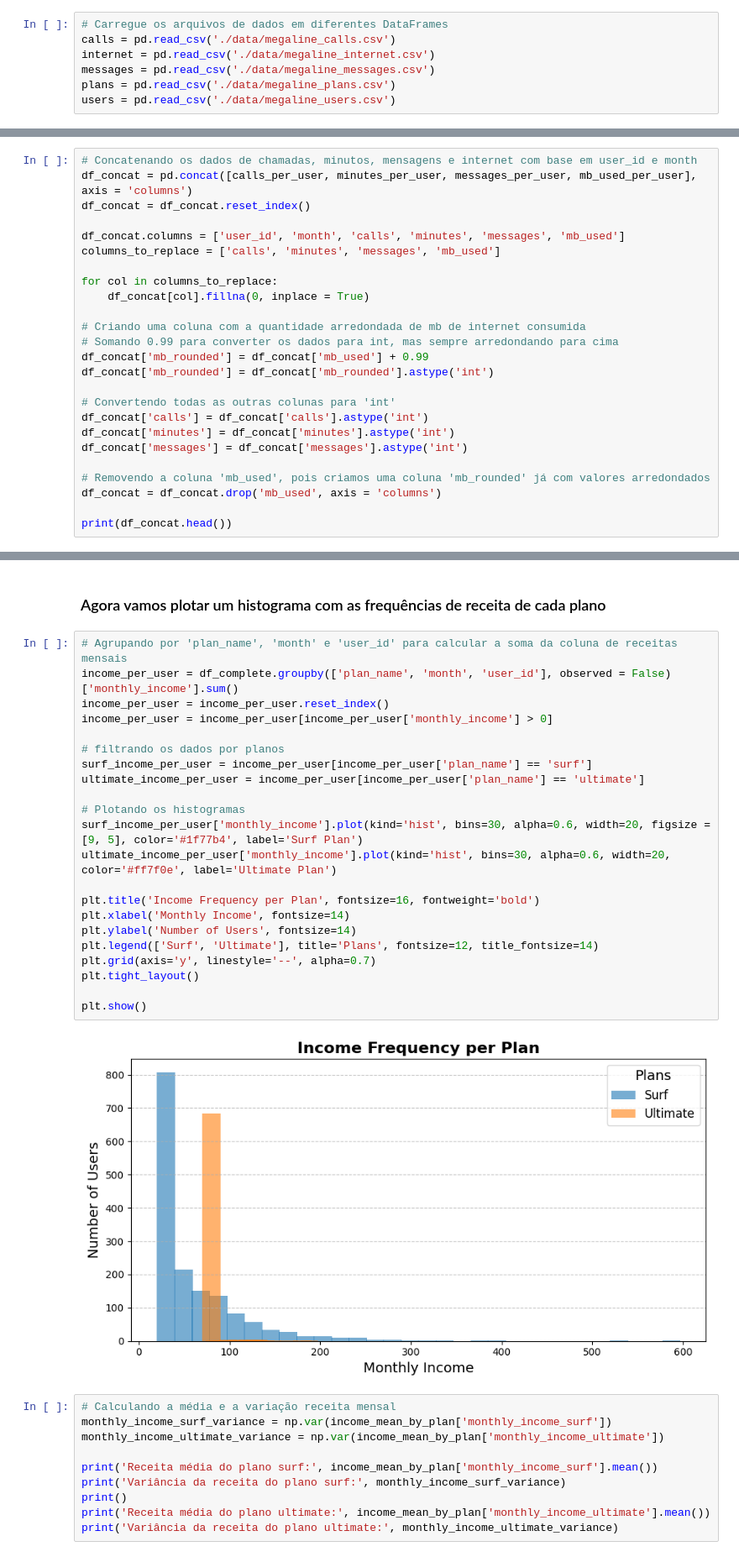
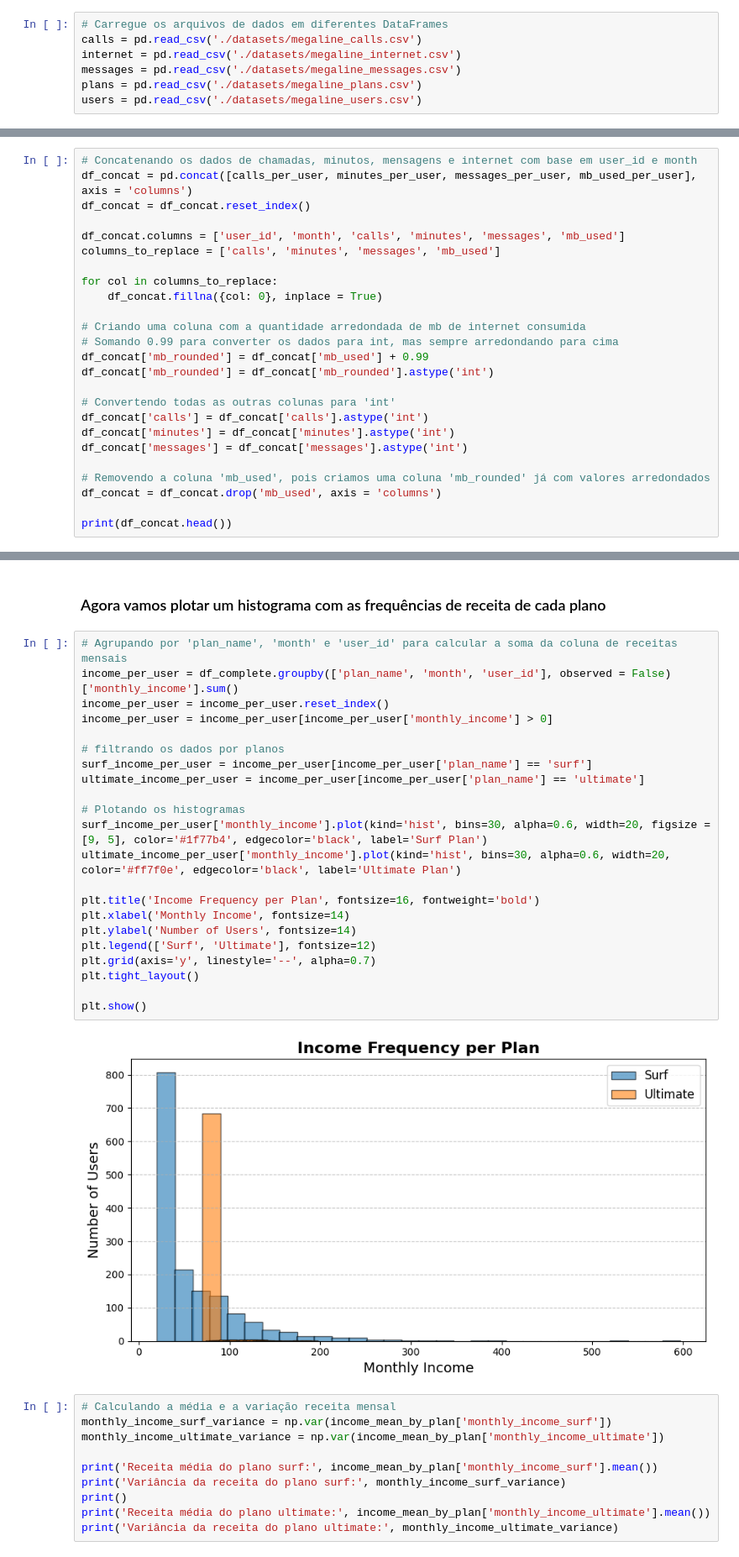
Before and after one commit to Rosental14/Megaline_0, a Jupyter notebook: projeto_megaline_0.ipynb, the cells around one changed output, grey strips where cells are left out. Shown: that part at 84% size. Drawn from its saved outputs; the diff is of its cells as text.

```diff
--- a/projeto_megaline_0.ipynb
+++ b/projeto_megaline_0.ipynb
@@ -37,11 +37,11 @@ from matplotlib import pyplot as plt
 Os dados deste projeto estão divididos em várias tabelas (calls, internet, messages, plans e users). Exploraremos cada uma delas para obter uma compreensão inicial dos dados e faremos correções em cada tabela, se necessário.
 # %%
 # Carregue os arquivos de dados em diferentes DataFrames
-calls = pd.read_csv('./data/megaline_calls.csv')
-internet = pd.read_csv('./data/megaline_internet.csv')
-messages = pd.read_csv('./data/megaline_messages.csv')
-plans = pd.read_csv('./data/megaline_plans.csv')
-users = pd.read_csv('./data/megaline_users.csv')
+calls = pd.read_csv('./datasets/megaline_calls.csv')
+internet = pd.read_csv('./datasets/megaline_internet.csv')
+messages = pd.read_csv('./datasets/megaline_messages.csv')
+plans = pd.read_csv('./datasets/megaline_plans.csv')
+users = pd.read_csv('./datasets/megaline_users.csv')
 # %% [markdown]
 ### Tabela Planos
 # %%
@@ -452,7 +452,7 @@ df_concat.columns = ['user_id', 'month', 'calls', 'minutes', 'messages', 'mb_use
 columns_to_replace = ['calls', 'minutes', 'messages', 'mb_used']
 
 for col in columns_to_replace:
-    df_concat[col].fillna(0, inplace = True)
+    df_concat.fillna({col: 0}, inplace = True)
 
 # Criando uma coluna com a quantidade arredondada de mb de internet consumida
 # Somando 0.99 para converter os dados para int, mas sempre arredondando para cima
@@ -863,27 +873,27 @@ plt.show()
 # %%
 # Agrupando por 'plan_name', 'month' e 'user_id' para calcular a soma da coluna de receitas mensais
 income_per_user = df_complete.groupby(['plan_name', 'month', 'user_id'], observed = False)['monthly_income'].sum()
 income_per_user = income_per_user.reset_index()
 income_per_user = income_per_user[income_per_user['monthly_income'] > 0]
 
 # filtrando os dados por planos
 surf_income_per_user = income_per_user[income_per_user['plan_name'] == 'surf']
 ultimate_income_per_user = income_per_user[income_per_user['plan_name'] == 'ultimate']
 
 # Plotando os histogramas
-surf_income_per_user['monthly_income'].plot(kind='hist', bins=30, alpha=0.6, width=20, figsize = [9, 5], color='#1f77b4', label='Surf Plan')
-ultimate_income_per_user['monthly_income'].plot(kind='hist', bins=30, alpha=0.6, width=20, color='#ff7f0e', label='Ultimate Plan')
+surf_income_per_user['monthly_income'].plot(kind='hist', bins=30, alpha=0.6, width=20, figsize = [9, 5], color='#1f77b4', edgecolor='black', label='Surf Plan')
+ultimate_income_per_user['monthly_income'].plot(kind='hist', bins=30, alpha=0.6, width=20, color='#ff7f0e', edgecolor='black', label='Ultimate Plan')
 
 plt.title('Income Frequency per Plan', fontsize=16, fontweight='bold')
 plt.xlabel('Monthly Income', fontsize=14)
 plt.ylabel('Number of Users', fontsize=14)
-plt.legend(['Surf', 'Ultimate'], title='Plans', fontsize=12, title_fontsize=14)
+plt.legend(['Surf', 'Ultimate'], fontsize=12)
 plt.grid(axis='y', linestyle='--', alpha=0.7)
 plt.tight_layout()
 
 plt.show()
 # %% [output]
-[figure, old version]
+[figure, new version]
 # %%
 # Calculando a média e a variação receita mensal
 monthly_income_surf_variance = np.var(income_mean_by_plan['monthly_income_surf'])
```
Also changed, not shown: parts of 16 cells of this notebook, 6 other files.
